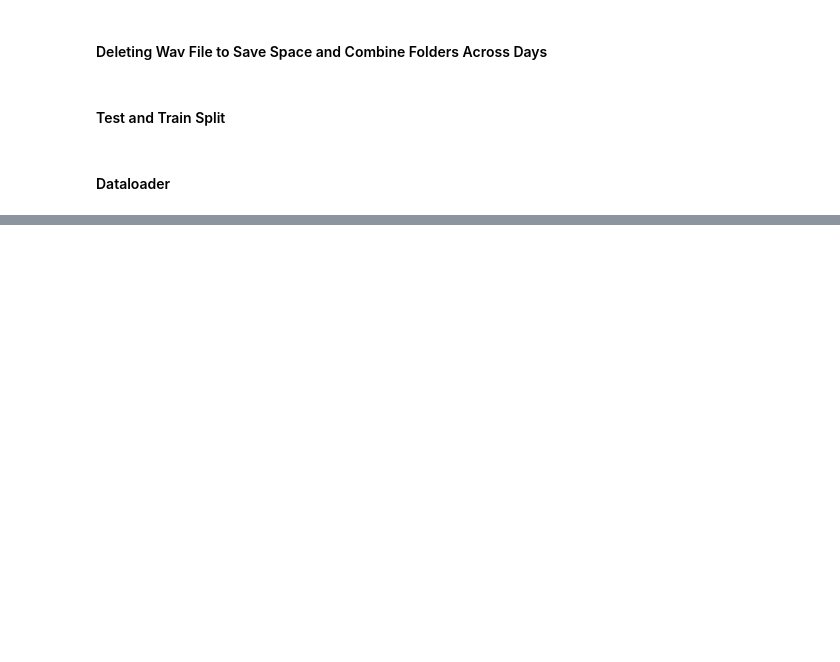
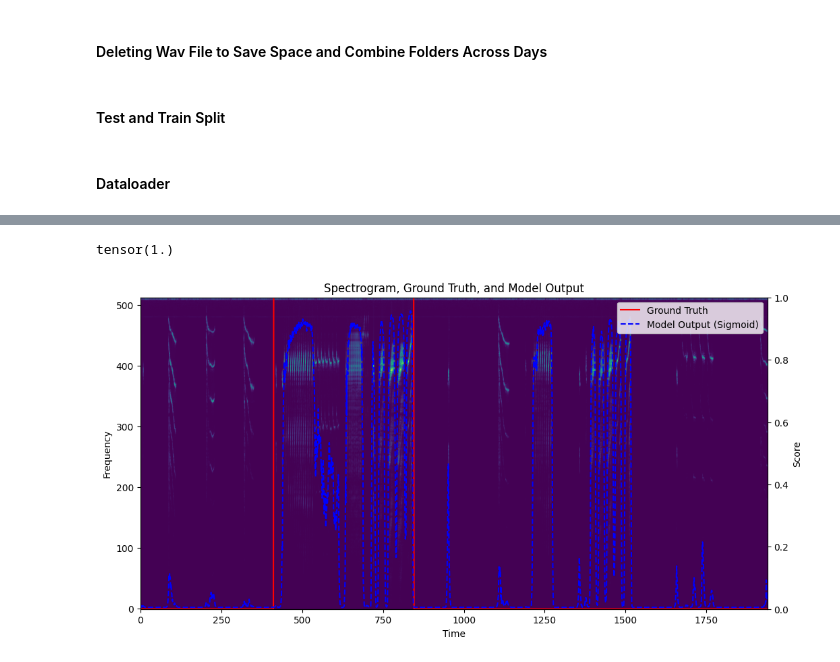
Before and after one commit to georgevenven/canary_song_detector, a Jupyter notebook: tweety_detector.ipynb, the cells around one changed output, grey strips where cells are left out. Cells and saved outputs as stored; diff of their text form; code cells hidden in the pictures; blank space fills up the shorter version.

```diff
--- a/tweety_detector.ipynb
+++ b/tweety_detector.ipynb
@@ -357,0 +415,45 @@ KeyboardInterrupt:
+# %%
+import matplotlib.pyplot as plt
+import torch.nn.functional as F
+
+spec, labels, song = next(iter(test_loader))
+output = model(spec.to(device))
+
+# Apply the sigmoid function to the model's output
+sigmoid_output = F.sigmoid(output[0]).detach().cpu().numpy()
+
+# Print the song name or details
+print(song[0])
+
+# Create a figure and axis for the spectrogram
+fig, ax1 = plt.subplots(figsize=(12, 6))
+
+# Plot the spectrogram
+ax1.imshow(spec[0, 0], aspect='auto', origin='lower', cmap='viridis')
+ax1.set_xlabel('Time')
+ax1.set_ylabel('Frequency')
+ax1.set_title('Spectrogram, Ground Truth, and Model Output')
+
+# Create a twin axis for the labels and the output
+ax2 = ax1.twinx()
+
+# Set y-axis limits for scores between 0 and 1
+ax2.set_ylim([0, 1])
+
+# Plot the ground truth (labels)
+ax2.plot(labels[0], color='red', label='Ground Truth')
+
+# Plot the sigmoid-transformed model's output
+ax2.plot(sigmoid_output, color='blue', linestyle='dashed', label='Model Output (Sigmoid)')
+
+# Set labels for the twin axis
+ax2.set_ylabel('Score')
+
+# Add a legend to make things clear
+ax2.legend(loc='upper right')
+
+# Display the plot
+plt.show()
+# %% [output]
+tensor(1.)
+[figure, added]
```
Also changed, not shown: parts of 5 cells of this notebook, 6 other files.
